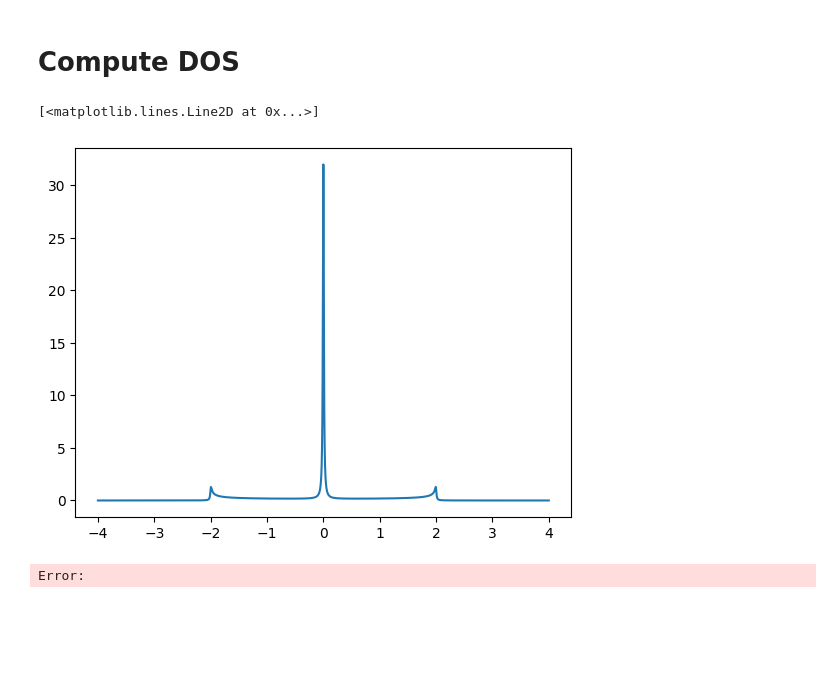
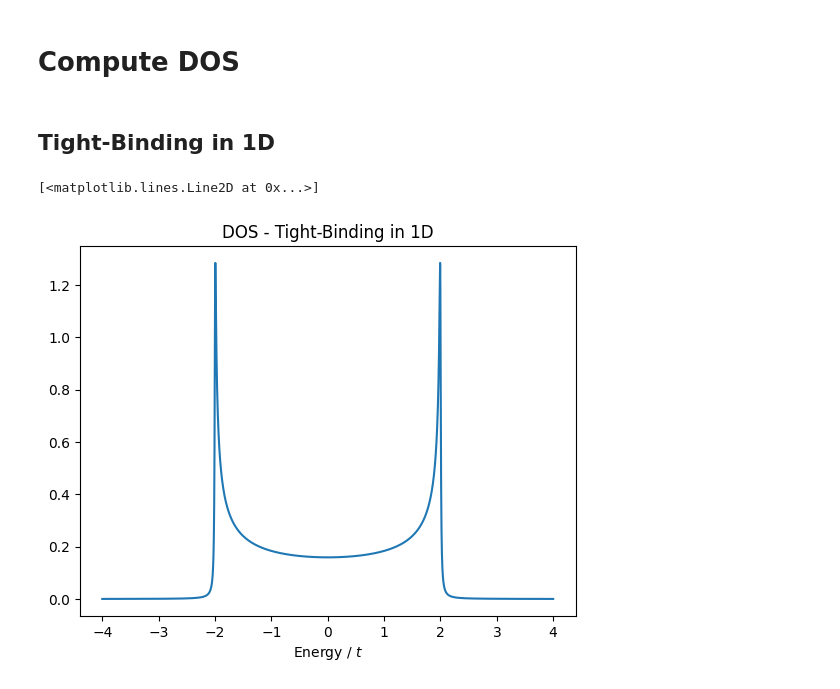
Before and after one commit to guilhermebaos/QUARMEN-Lessons, a Jupyter notebook: Master-Thesis/01-Hubbard-Model.ipynb, the cells around one changed output. Drawn from its saved outputs; the diff is of its cells as text; code cells hidden in the pictures; blank space fills up the shorter version.

```diff
--- a/Master-Thesis/01-Hubbard-Model.ipynb
+++ b/Master-Thesis/01-Hubbard-Model.ipynb
@@ -40,38 +56,38 @@ def nascent_delta(x, gam: float, func: int) -> float:
         return -1.0
 # %% [markdown]
 # Compute DOS
+# %% [markdown]
+## Tight-Binding in 1D
 # %%
 # Physical Parameters
 N = 4000
 
 U = 0
 mu = 0
 ne = 1
 
 
 # Plotting Parameters
 emin = -4
 emax = +4
 
 points = 40000
 gam = 0.01
 
 
-ee = np.linspace(emin, emax, points)
-dos = np.zeros_like(ee)
+omega = np.linspace(emin, emax, points)
+dos = np.zeros_like(omega)
 for m in range(0, N):
     # Compute energy for this k
-    # ek = epsilon(2 * np.pi * m / N, np.pi/2, np.pi/2)
-    ep, em = E_k_pm(2 * np.pi * m / N, np.pi/2, np.pi/2, mu, U, ne)
+    ek = epsilon(2 * np.pi * m / N, np.pi/2, np.pi/2)
 
     # Add a delta at this energy
-    # dos += nascent_delta(ee - ep, gam, 1) / N
-    dos += nascent_delta(ee - ep, gam, 1) / N
-    dos += nascent_delta(ee - em, gam, 1) / N
+    dos += nascent_delta(omega - ek, gam, 1) / N
 
 
-plt.plot(ee, dos)
+plt.title("DOS - Tight-Binding in 1D")
+plt.xlabel("Energy / $t$")
+plt.plot(omega, dos)
 # %% [output]
 [<matplotlib.lines.Line2D at 0x...>]
-[figure, old version]
+[figure, new version]
-Error:
```
Also changed, not shown: parts of 5 cells of this notebook, 4 other files.
